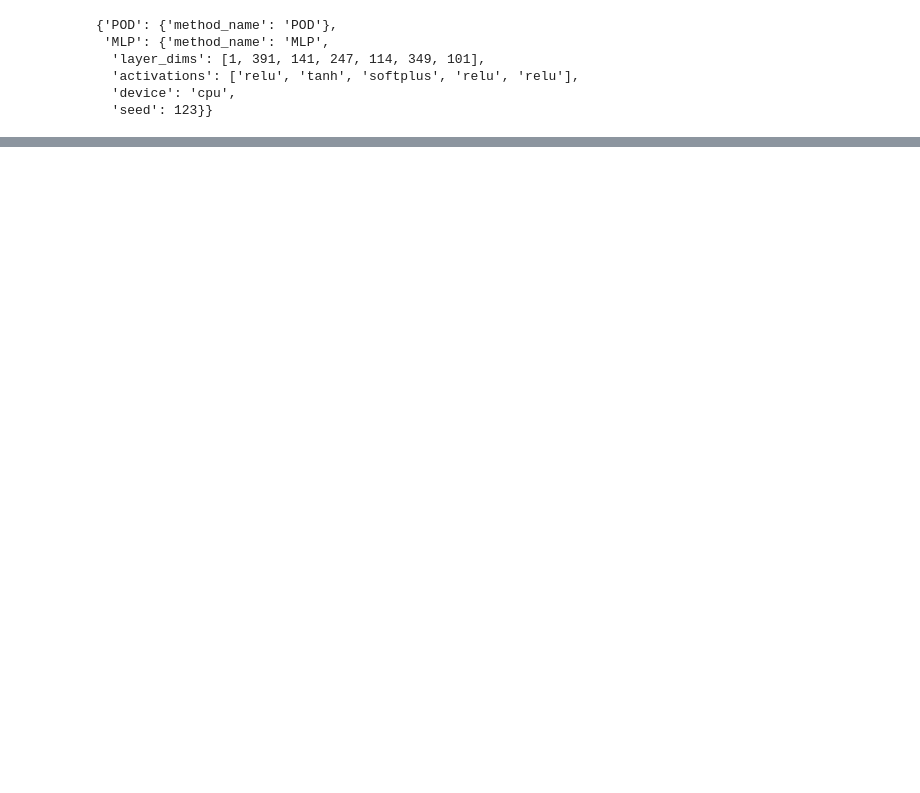
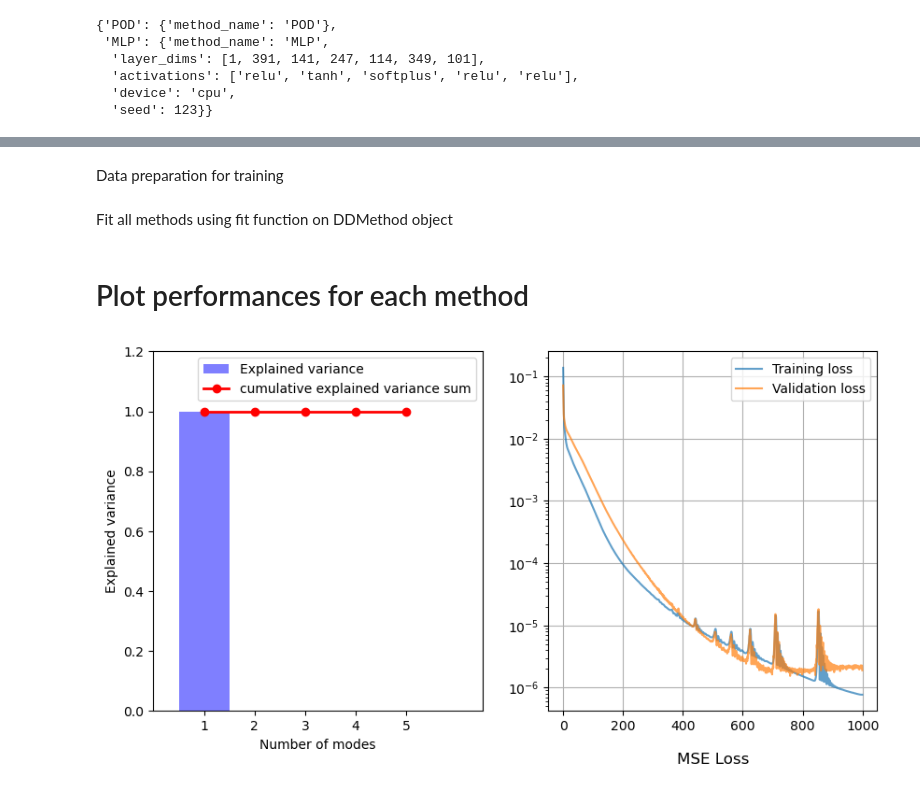
Before and after one commit to lechevaa/CEMRACS_SciML, a Jupyter notebook: notebooks/PoissonEquation/Poisson_step_1.ipynb, the cells around one changed output, grey strips where cells are left out. Saved outputs shown, nothing was run; the diff lists cells and outputs as text; code cells hidden in the pictures; blank space fills up the shorter version.

```diff
--- a/notebooks/PoissonEquation/Poisson_step_1.ipynb
+++ b/notebooks/PoissonEquation/Poisson_step_1.ipynb
@@ -96,11 +103,15 @@ for method in method_names:
     params_method = copy.deepcopy(PARAMS_METHODS[method])
     params = {'solver': params_solver, 'method': params_method}
     all_methods[method] = DDMethod(params=params)
+# %% [markdown]
+Data preparation for training
 # %%
 U_sols = np.stack(U_sols)
 D = torch.Tensor(D_list).view(-1, 1)
 U = torch.Tensor(U_sols)
 D_train, D_val, U_train, U_val = sklearn.model_selection.train_test_split(D, U,test_size=0.2)
+# %% [markdown]
+Fit all methods using fit function on DDMethod object
 # %%
 for method in method_names:
     hyperparams_method = copy.deepcopy(HYPERPARAMS_METHODS[method])
@@ -108,3 +119,12 @@ for method in method_names:
         all_methods[method].fit(hyperparameters=hyperparams_method, U=U_sols)
     elif method in ['MLP', 'DEEPONET']:
         all_methods[method].fit(hyperparameters=hyperparams_method, U_train=U_train, U_val=U_val, D_train=D_train, D_val=D_val)
+# %% [markdown]
+# Plot performances for each method
+# %%
+fig, (ax1, ax2) = plt.subplots(1, 2, figsize=(10, 5))
+all_methods['POD'].plot(ax1)
+all_methods['MLP'].plot(ax2)
+plt.show()
+# %% [output]
+[figure, added]
```
Also changed, not shown: parts of 13 cells of this notebook, 4 other files.
